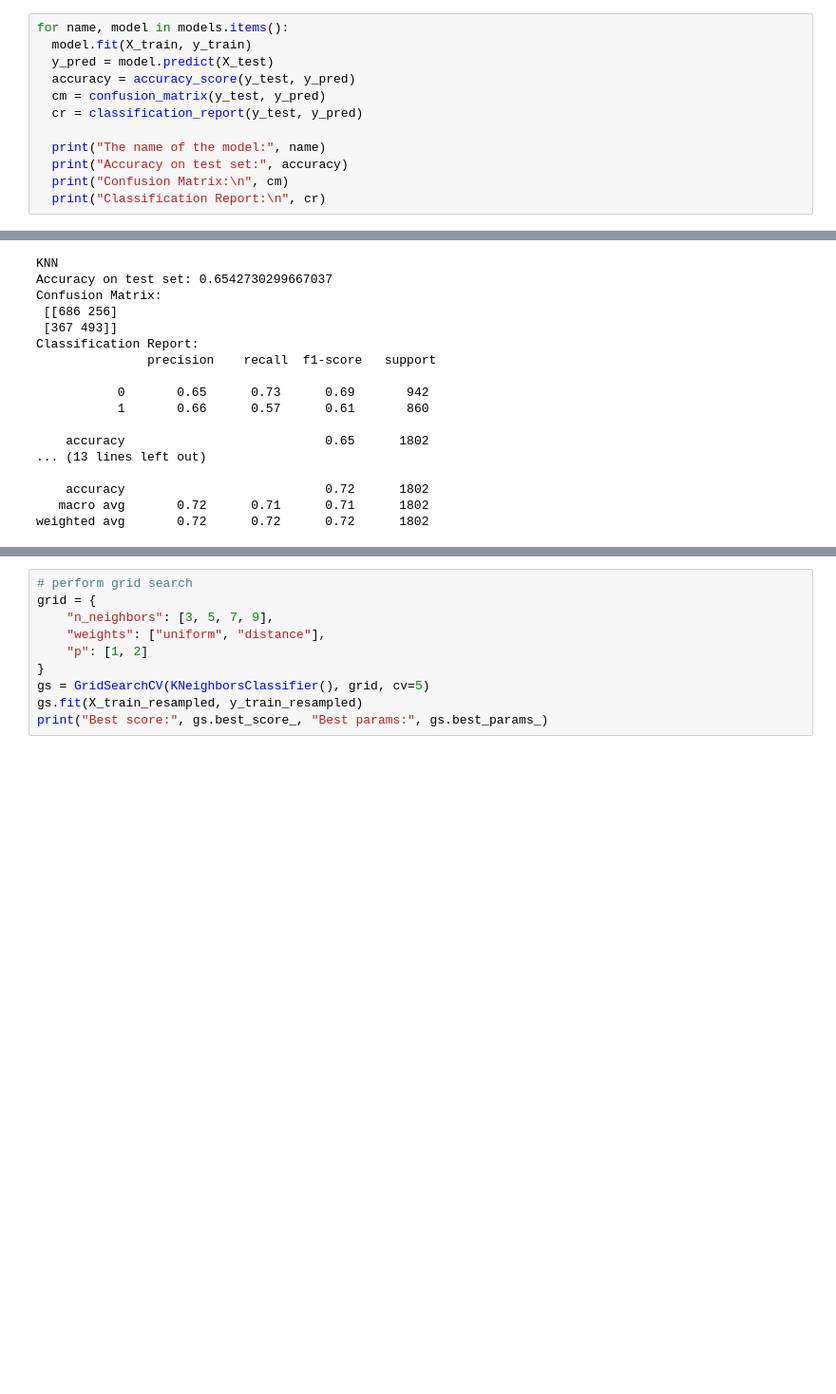
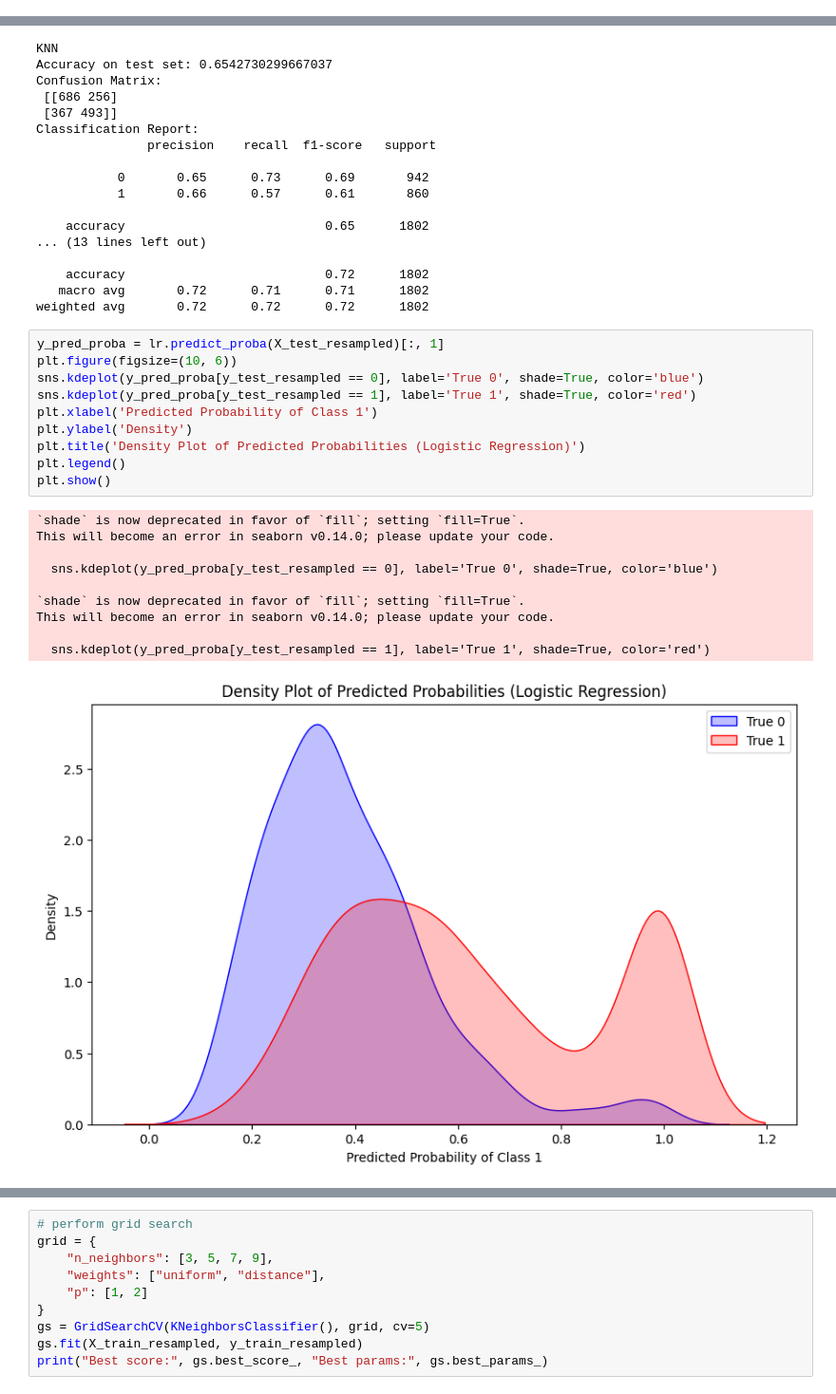
Before and after one commit to Ecological-Complexity-Lab/link_prediction_project, a Jupyter notebook: MLmodel.ipynb, the cells around one changed output, grey strips where cells are left out. Shown at 95% size. Cells and saved outputs as stored; diff of their text form; blank space fills up the shorter version.

Commit message:
more plots

```diff
--- a/MLmodel.ipynb
+++ b/MLmodel.ipynb
@@ -114,12 +148,0 @@ Passing `palette` without assigning `hue` is deprecated and will be removed in v
-# %%
-for name, model in models.items():
-  model.fit(X_train, y_train)
-  y_pred = model.predict(X_test)
-  accuracy = accuracy_score(y_test, y_pred)
-  cm = confusion_matrix(y_test, y_pred)
-  cr = classification_report(y_test, y_pred)
-
-  print("The name of the model:", name)
-  print("Accuracy on test set:", accuracy)
-  print("Confusion Matrix:\n", cm)
-  print("Classification Report:\n", cr)
@@ -261,3 +248,24 @@ Classification Report:
     accuracy                           0.72      1802
    macro avg       0.72      0.71      0.71      1802
 weighted avg       0.72      0.72      0.72      1802
+# %%
+y_pred_proba = lr.predict_proba(X_test_resampled)[:, 1]
+plt.figure(figsize=(10, 6))
+sns.kdeplot(y_pred_proba[y_test_resampled == 0], label='True 0', shade=True, color='blue')
+sns.kdeplot(y_pred_proba[y_test_resampled == 1], label='True 1', shade=True, color='red')
+plt.xlabel('Predicted Probability of Class 1')
+plt.ylabel('Density')
+plt.title('Density Plot of Predicted Probabilities (Logistic Regression)')
+plt.legend()
+plt.show()
+# %% [output]
+`shade` is now deprecated in favor of `fill`; setting `fill=True`.
+This will become an error in seaborn v0.14.0; please update your code.
+
+  sns.kdeplot(y_pred_proba[y_test_resampled == 0], label='True 0', shade=True, color='blue')
+
+`shade` is now deprecated in favor of `fill`; setting `fill=True`.
+This will become an error in seaborn v0.14.0; please update your code.
+
+  sns.kdeplot(y_pred_proba[y_test_resampled == 1], label='True 1', shade=True, color='red')
+[figure, added]
```
Also changed, not shown: parts of 11 cells of this notebook.
